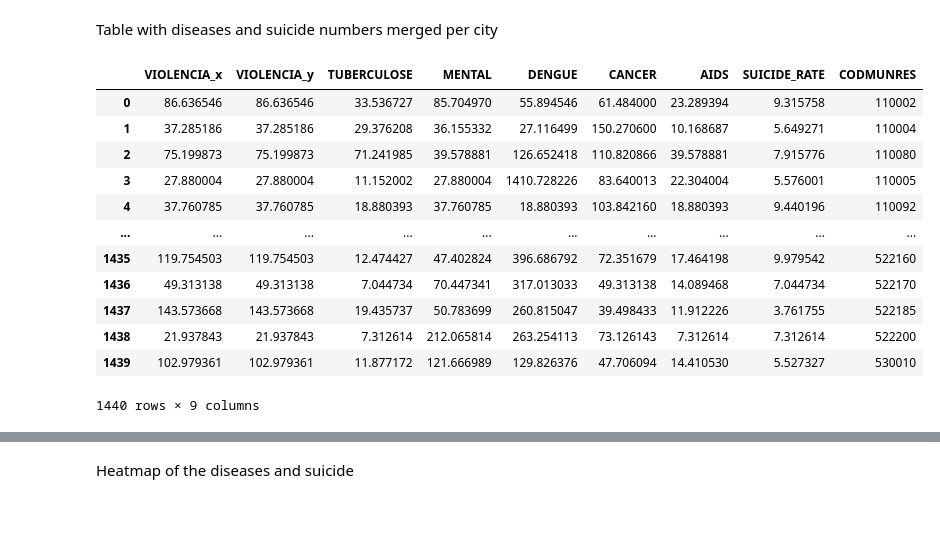
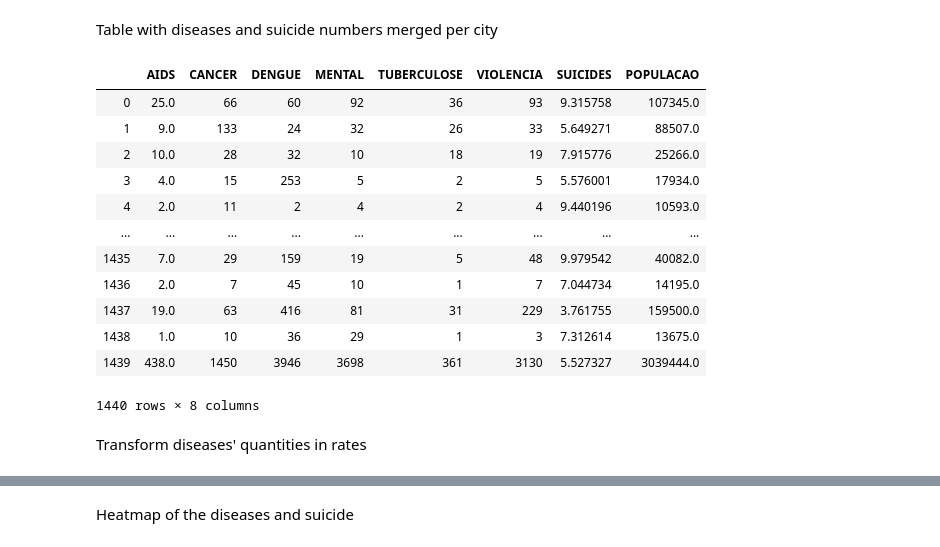
Before and after one commit to pypas/suicities-datasus, a Jupyter notebook: Spearman/spearman.ipynb, the cells around one changed output, grey strips where cells are left out. Saved outputs shown, nothing was run; the diff lists cells and outputs as text; code cells hidden in the pictures; blank space fills up the shorter version.

```diff
--- a/Spearman/spearman.ipynb
+++ b/Spearman/spearman.ipynb
@@ -22,0 +50,4 @@ suicide = pd.read_csv('../Suicide/CSV/suicide_rate_codmunres.csv', sep=',')
+# %%
+# Tira o ultimo digito do CODMUN
+populacao_municipios['CODMUN'] = populacao_municipios['CODMUN'].astype(str).str.slice(stop=6).astype(np.int64)
+populacao_municipios.head()
@@ -22,0 +61,3 @@ suicide = pd.read_csv('../Suicide/CSV/suicide_rate_codmunres.csv', sep=',')
+# %%
+suicide = pd.merge(suicide, populacao_municipios, left_on="CODMUNRES", right_on="CODMUN", how="left")
+suicide
@@ -22,0 +82,2 @@ suicide = pd.read_csv('../Suicide/CSV/suicide_rate_codmunres.csv', sep=',')
+# %%
+suicide = suicide.dropna()
@@ -22,0 +86,3 @@ suicide = pd.read_csv('../Suicide/CSV/suicide_rate_codmunres.csv', sep=',')
+# %%
+suicide['SUICIDES'] = suicide['SUICIDES'] * 100000 / suicide['POPULACAO']
+suicide.head()
@@ -78,28 +163,32 @@ Table with diseases and suicide numbers merged per city
 # %%
 all_diseases = suicide[["SUICIDE_RATE", "CODMUNRES"]]
 for file in all_files:
     file_name = file.split("\\")[1]
     disease = file_name.split("BR")[0]
     disease_df = pd.read_csv(path + disease + 'BR' + year + '_RATE.csv', sep=',')
     disease_df = disease_df[["QUANTIDADE_RATE", "MUNCOD"]]
     disease_df.rename(columns={"QUANTIDADE_RATE": disease}, inplace=True)
 
     # Merge with current dataframe
-    all_diseases = pd.merge(disease_df, result, left_on="MUNCOD", right_on="CODMUNRES", how="inner")
-    all_diseases.drop('MUNCOD', axis=1, inplace=True)
+    result = pd.merge(file, result, left_on="MUNCOD", right_on="CODMUNRES", how="inner")
+    #result = pd.merge(result, populacao_municipios, left_on="CODMUNRES", right_on="CODMUN", how="left")
+
 # Add SUICIDES to columns
-all_diseases
+result = result[diseases_list + ["SUICIDES"]] # ["SUICIDES", "POPULACAO"]]
+result
 # %% [output]
-|  | VIOLENCIA_x | VIOLENCIA_y | TUBERCULOSE | MENTAL | DENGUE | CANCER | AIDS | SUICIDE_RATE | CODMUNRES |
-| 0 | 86.636546 | 86.636546 | 33.536727 | 85.704970 | 55.894546 | 61.484000 | 23.289394 | 9.315758 | 110002 |
-| 1 | 37.285186 | 37.285186 | 29.376208 | 36.155332 | 27.116499 | 150.270600 | 10.168687 | 5.649271 | 110004 |
-| 2 | 75.199873 | 75.199873 | 71.241985 | 39.578881 | 126.652418 | 110.820866 | 39.578881 | 7.915776 | 110080 |
-| 3 | 27.880004 | 27.880004 | 11.152002 | 27.880004 | 1410.728226 | 83.640013 | 22.304004 | 5.576001 | 110005 |
-| 4 | 37.760785 | 37.760785 | 18.880393 | 37.760785 | 18.880393 | 103.842160 | 18.880393 | 9.440196 | 110092 |
-| ... | ... | ... | ... | ... | ... | ... | ... | ... | ... |
-| 1435 | 119.754503 | 119.754503 | 12.474427 | 47.402824 | 396.686792 | 72.351679 | 17.464198 | 9.979542 | 522160 |
-| 1436 | 49.313138 | 49.313138 | 7.044734 | 70.447341 | 317.013033 | 49.313138 | 14.089468 | 7.044734 | 522170 |
-| 1437 | 143.573668 | 143.573668 | 19.435737 | 50.783699 | 260.815047 | 39.498433 | 11.912226 | 3.761755 | 522185 |
-| 1438 | 21.937843 | 21.937843 | 7.312614 | 212.065814 | 263.254113 | 73.126143 | 7.312614 | 7.312614 | 522200 |
-| 1439 | 102.979361 | 102.979361 | 11.877172 | 121.666989 | 129.826376 | 47.706094 | 14.410530 | 5.527327 | 530010 |
+|  | AIDS | CANCER | DENGUE | MENTAL | TUBERCULOSE | VIOLENCIA | SUICIDES | POPULACAO |
+| 0 | 25.0 | 66 | 60 | 92 | 36 | 93 | 9.315758 | 107345.0 |
+| 1 | 9.0 | 133 | 24 | 32 | 26 | 33 | 5.649271 | 88507.0 |
+| 2 | 10.0 | 28 | 32 | 10 | 18 | 19 | 7.915776 | 25266.0 |
+| 3 | 4.0 | 15 | 253 | 5 | 2 | 5 | 5.576001 | 17934.0 |
+| 4 | 2.0 | 11 | 2 | 4 | 2 | 4 | 9.440196 | 10593.0 |
+| ... | ... | ... | ... | ... | ... | ... | ... | ... |
+| 1435 | 7.0 | 29 | 159 | 19 | 5 | 48 | 9.979542 | 40082.0 |
+| 1436 | 2.0 | 7 | 45 | 10 | 1 | 7 | 7.044734 | 14195.0 |
+| 1437 | 19.0 | 63 | 416 | 81 | 31 | 229 | 3.761755 | 159500.0 |
+| 1438 | 1.0 | 10 | 36 | 29 | 1 | 3 | 7.312614 | 13675.0 |
+| 1439 | 438.0 | 1450 | 3946 | 3698 | 361 | 3130 | 5.527327 | 3039444.0 |
-1440 rows × 9 columns
+1440 rows × 8 columns
+# %% [markdown]
+Transform diseases' quantities in rates
```
Also changed, not shown: parts of 26 cells of this notebook.
